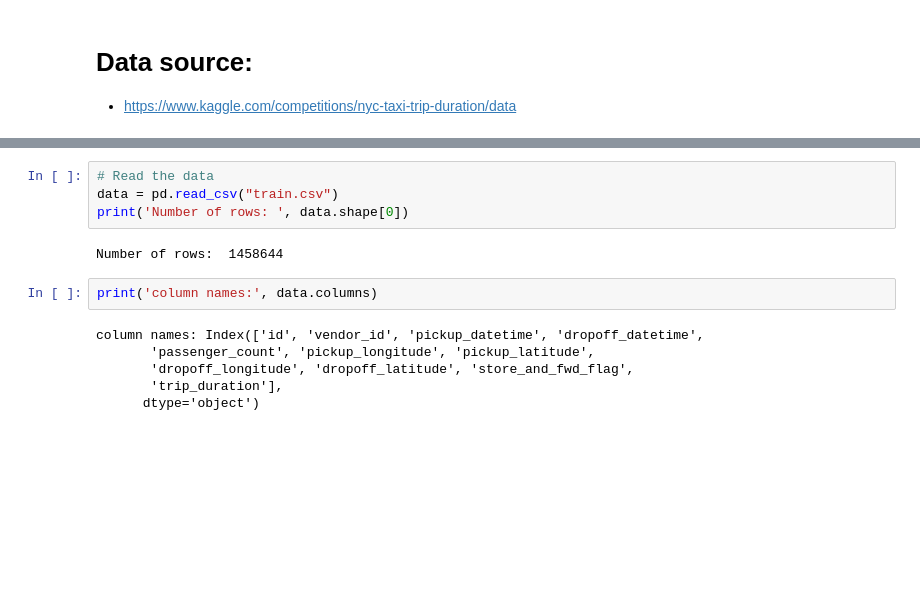
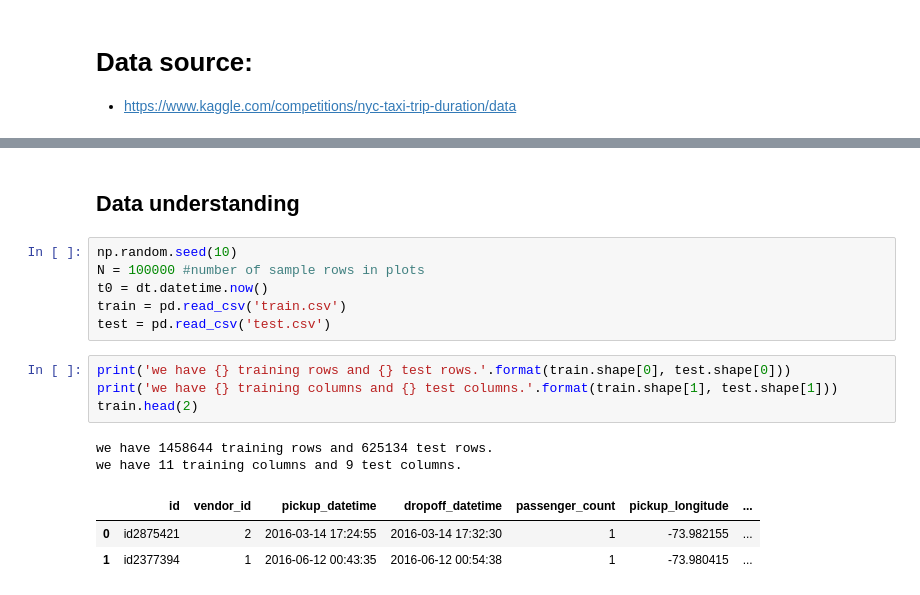
Before and after one commit to karteek95/EDA, a Jupyter notebook: NYC_Taxi_Trip_Duration.ipynb, the cells around one changed output, grey strips where cells are left out. Cells and saved outputs as stored; diff of their text form; blank space fills up the shorter version.

```diff
--- a/NYC_Taxi_Trip_Duration.ipynb
+++ b/NYC_Taxi_Trip_Duration.ipynb
@@ -10,14 +22,18 @@ import numpy as np
-# %%
-# Read the data
-data = pd.read_csv("train.csv")
-print('Number of rows: ', data.shape[0])
-# %% [output]
-Number of rows:  1458644
-# %%
-print('column names:', data.columns)
-# %% [output]
-column names: Index(['id', 'vendor_id', 'pickup_datetime', 'dropoff_datetime',
-       'passenger_count', 'pickup_longitude', 'pickup_latitude',
-       'dropoff_longitude', 'dropoff_latitude', 'store_and_fwd_flag',
-       'trip_duration'],
-      dtype='object')
+# %% [markdown]
+## Data understanding
+# %%
+np.random.seed(10)
+N = 100000 #number of sample rows in plots
+t0 = dt.datetime.now()
+train = pd.read_csv('train.csv')
+test = pd.read_csv('test.csv')
+# %%
+print('we have {} training rows and {} test rows.'.format(train.shape[0], test.shape[0]))
+print('we have {} training columns and {} test columns.'.format(train.shape[1], test.shape[1]))
+train.head(2)
+# %% [output]
+we have 1458644 training rows and 625134 test rows.
+we have 11 training columns and 9 test columns.
+|  | id | vendor_id | pickup_datetime | dropoff_datetime | passenger_count | pickup_longitude | ... |
+| 0 | id2875421 | 2 | 2016-03-14 17:24:55 | 2016-03-14 17:32:30 | 1 | -73.982155 | ... |
+| 1 | id2377394 | 1 | 2016-06-12 00:43:35 | 2016-06-12 00:54:38 | 1 | -73.980415 | ... |
```
Also changed, not shown: parts of 12 cells of this notebook, 1 other file.
